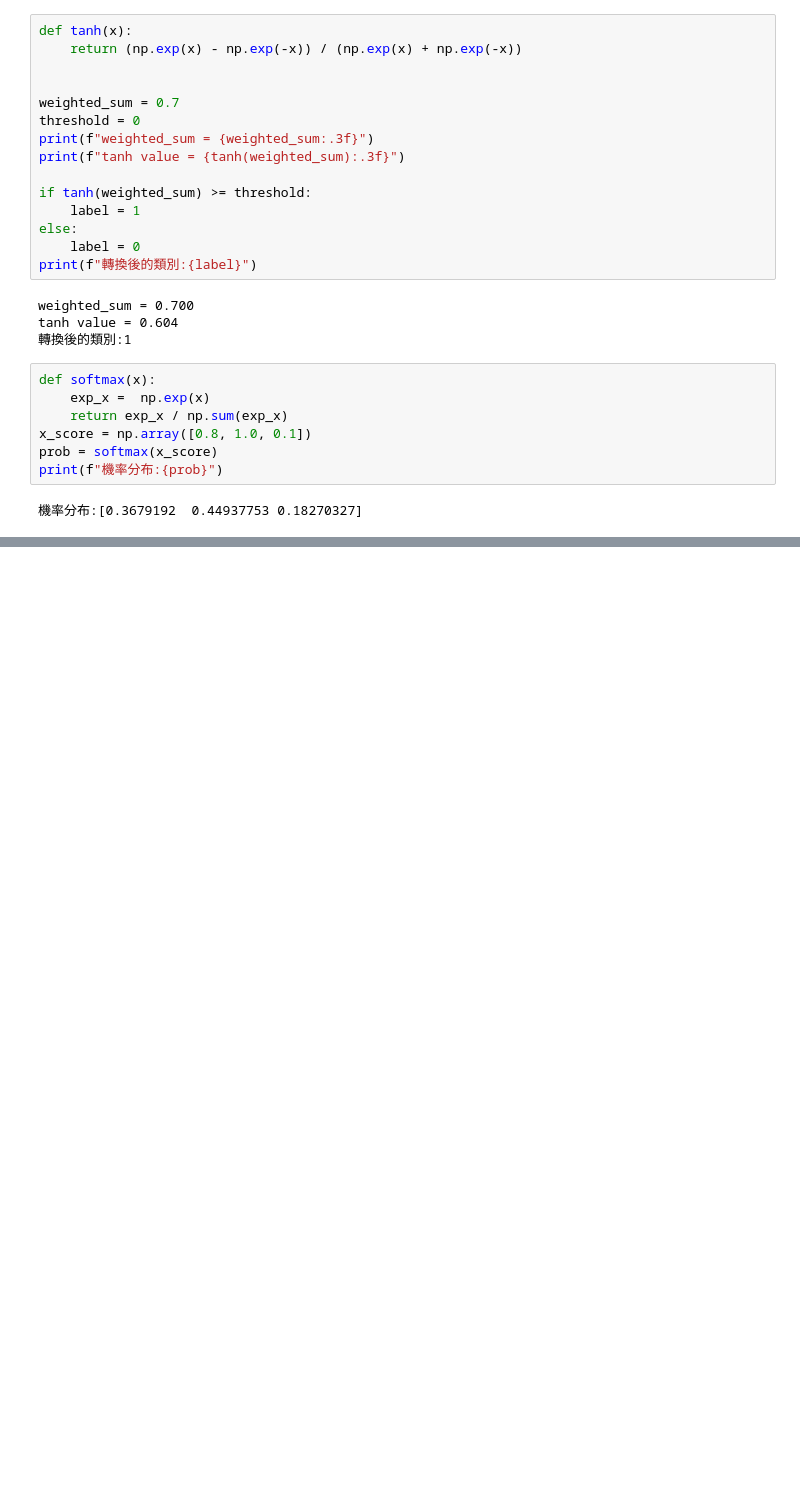
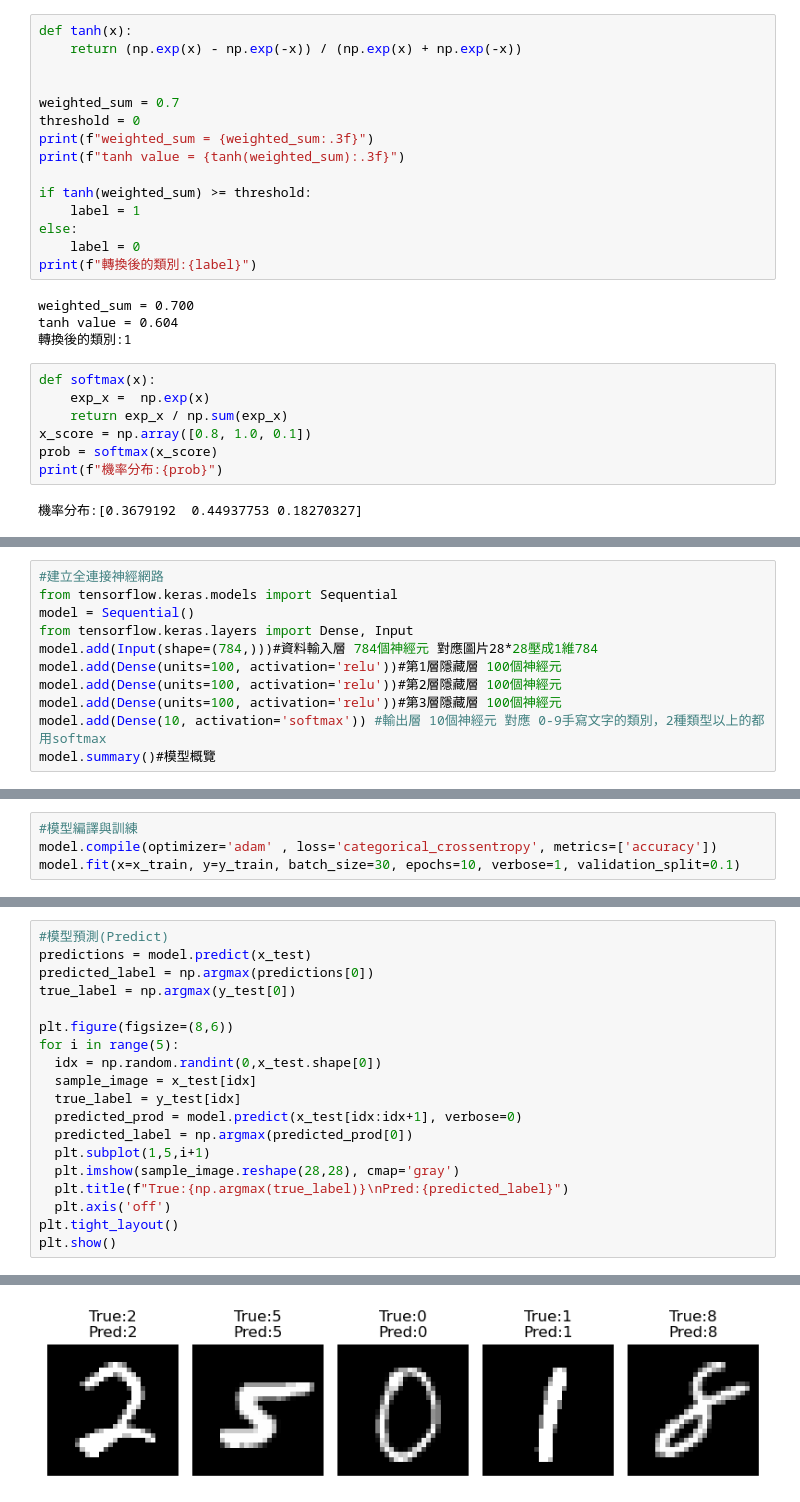
Before and after one commit to a3137418/Python_Machine_Learning, a Jupyter notebook: 1204_1.ipynb, the cells around one changed output, grey strips where cells are left out. Saved outputs shown, nothing was run; the diff lists cells and outputs as text; blank space fills up the shorter version.

```diff
--- a/1204_1.ipynb
+++ b/1204_1.ipynb
@@ -66,0 +107,11 @@ print(f"機率分布:{prob}")
+# %%
+#建立全連接神經網路
+from tensorflow.keras.models import Sequential
+model = Sequential()
+from tensorflow.keras.layers import Dense, Input
+model.add(Input(shape=(784,)))#資料輸入層 784個神經元 對應圖片28*28壓成1維784
+model.add(Dense(units=100, activation='relu'))#第1層隱藏層 100個神經元
+model.add(Dense(units=100, activation='relu'))#第2層隱藏層 100個神經元
+model.add(Dense(units=100, activation='relu'))#第3層隱藏層 100個神經元
+model.add(Dense(10, activation='softmax')) #輸出層 10個神經元 對應 0-9手寫文字的類別，2種類型以上的都用softmax
+model.summary()#模型概覽
@@ -66,0 +146,4 @@ print(f"機率分布:{prob}")
+# %%
+#模型編譯與訓練
+model.compile(optimizer='adam' , loss='categorical_crossentropy', metrics=['accuracy'])
+model.fit(x=x_train, y=y_train, batch_size=30, epochs=10, verbose=1, validation_split=0.1)
@@ -66,0 +241,20 @@ print(f"機率分布:{prob}")
+# %%
+#模型預測(Predict)
+predictions = model.predict(x_test)
+predicted_label = np.argmax(predictions[0])
+true_label = np.argmax(y_test[0])
+
+plt.figure(figsize=(8,6))
+for i in range(5):
+  idx = np.random.randint(0,x_test.shape[0])
+  sample_image = x_test[idx]
+  true_label = y_test[idx]
+  predicted_prod = model.predict(x_test[idx:idx+1], verbose=0)
+  predicted_label = np.argmax(predicted_prod[0])
+  plt.subplot(1,5,i+1)
+  plt.imshow(sample_image.reshape(28,28), cmap='gray')
+  plt.title(f"True:{np.argmax(true_label)}\nPred:{predicted_label}")
+  plt.axis('off')
+plt.tight_layout()
+plt.show()
+# %% [output]
@@ -66,0 +262 @@ print(f"機率分布:{prob}")
+[figure, added]
```
Also changed, not shown: parts of 15 cells of this notebook, 1 other file.
